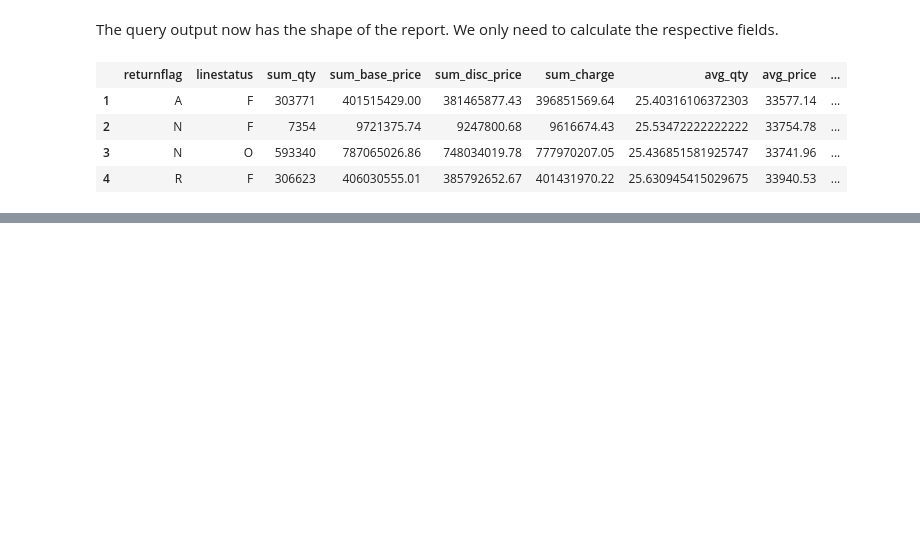
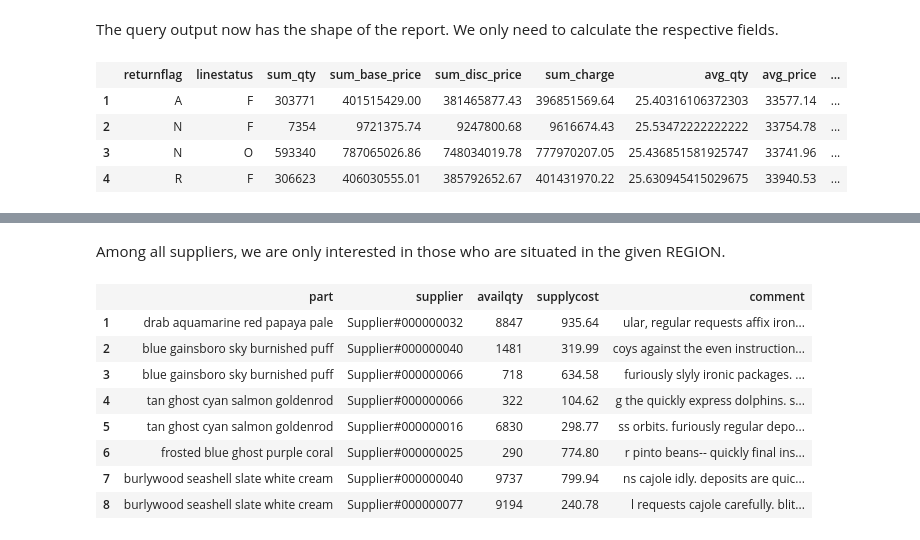
Before and after one commit to rbt-lang/rbt-proto, a Jupyter notebook: jl/demo/tpch-queries.ipynb, the cells around one changed output, grey strips where cells are left out. Saved outputs shown, nothing was run; the diff lists cells and outputs as text; code cells hidden in the pictures; blank space fills up the shorter version.

```diff
--- a/jl/demo/tpch-queries.ipynb
+++ b/jl/demo/tpch-queries.ipynb
@@ -230,0 +313,20 @@ The query output now has the shape of the report.  We only need to calculate the
+# %% [markdown]
+Among all suppliers, we are only interested in those who are situated in the given REGION.
+# %%
+@query(
+    partsupp
+    :filter(
+        (part.size == SIZE) &
+        contains(part.type_, TYPE) &
+        (supplier.nation.region.name == REGION)),
+    SIZE=8, TYPE="BRASS", REGION="EUROPE")
+# %% [output]
+|  | part | supplier | availqty | supplycost | comment |
+| 1 | drab aquamarine red papaya pale | Supplier#000000032 | 8847 | 935.64 | ular, regular requests affix iron... |
+| 2 | blue gainsboro sky burnished puff | Supplier#000000040 | 1481 | 319.99 | coys against the even instruction... |
+| 3 | blue gainsboro sky burnished puff | Supplier#000000066 | 718 | 634.58 | furiously slyly ironic packages. ... |
+| 4 | tan ghost cyan salmon goldenrod | Supplier#000000066 | 322 | 104.62 | g the quickly express dolphins. s... |
+| 5 | tan ghost cyan salmon goldenrod | Supplier#000000016 | 6830 | 298.77 | ss orbits. furiously regular depo... |
+| 6 | frosted blue ghost purple coral | Supplier#000000025 | 290 | 774.80 | r pinto beans-- quickly final ins... |
+| 7 | burlywood seashell slate white cream | Supplier#000000040 | 9737 | 799.94 | ns cajole idly. deposits are quic... |
+| 8 | burlywood seashell slate white cream | Supplier#000000077 | 9194 | 240.78 | l requests cajole carefully. blit... |
```
Also changed, not shown: parts of 9 cells of this notebook, 4 other files.
